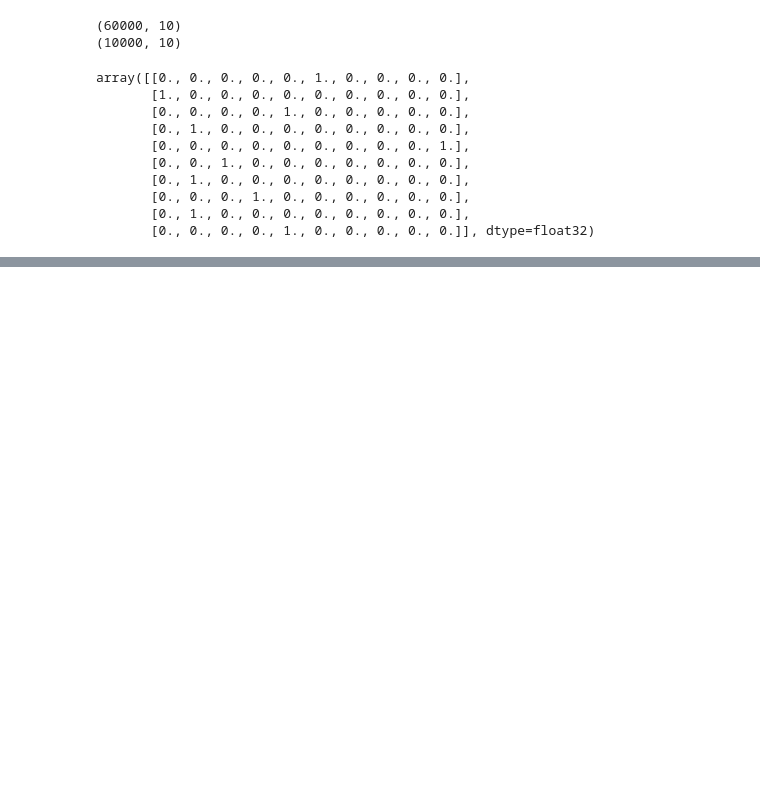
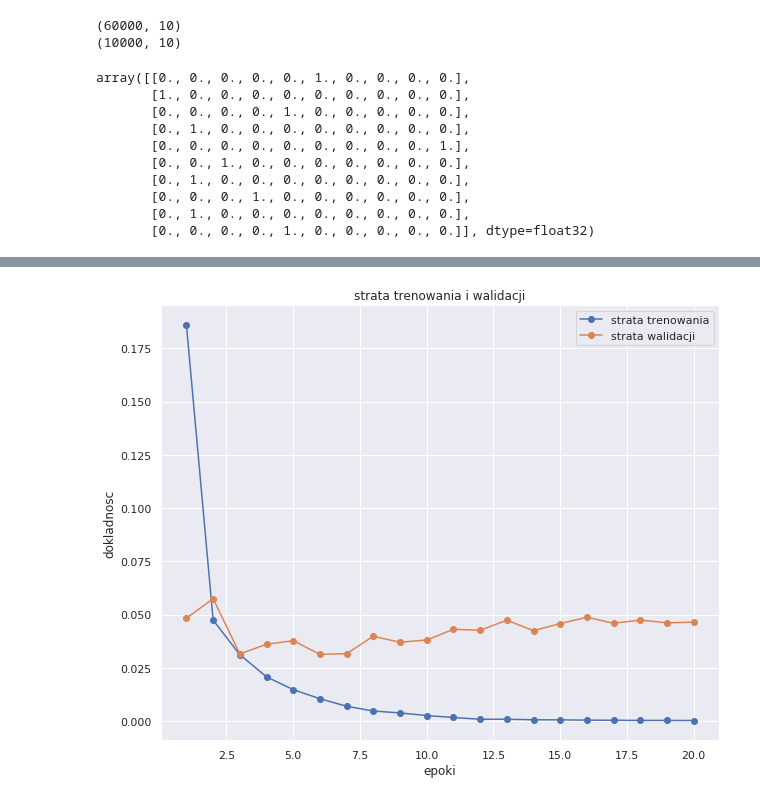
Before and after one commit to kamilpopowski/aaa, a Jupyter notebook: Konwolucyjna_sieć_neuronowa.ipynb, the cells around one changed output, grey strips where cells are left out. Drawn from its saved outputs; the diff is of its cells as text; code cells hidden in the pictures; blank space fills up the shorter version.

```diff
--- a/Konwolucyjna_sieć_neuronowa.ipynb
+++ b/Konwolucyjna_sieć_neuronowa.ipynb
@@ -130,0 +184,4 @@ SyntaxError: ignored
+# %%
+make_loss_plot(his)
+# %% [output]
+[figure, added]
```
Also changed, not shown: parts of 4 cells of this notebook.
